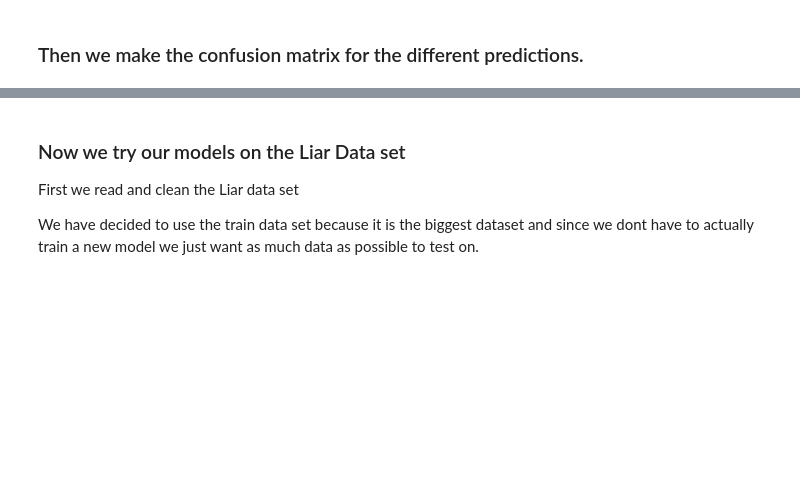
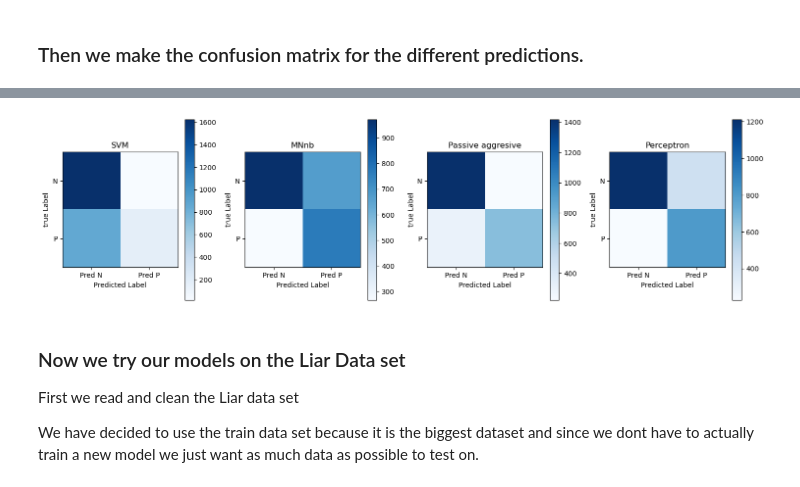
Before and after one commit to Alex5848/Fake-News-Project, a Jupyter notebook: Data_procesisng.ipynb, the cells around one changed output, grey strips where cells are left out. Saved outputs shown, nothing was run; the diff lists cells and outputs as text; code cells hidden in the pictures; blank space fills up the shorter version.

```diff
--- a/Data_procesisng.ipynb
+++ b/Data_procesisng.ipynb
@@ -290,0 +337,4 @@ print(f"Naive Bayes Complement \n Accuracy score: {accuracy_score(y_test, naive_
+# %%
+hashingvectorizer = HashingVectorizer(decode_error='ignore', n_features=2 ** 18, ngram_range=(1,3), alternate_sign=False,)
+# %%
+X_test_hash = hashingvectorizer.fit_transform(X_test["content"])
@@ -311,3 +397,9 @@ plt.show()
+# %%
+predictions_fakeNews_advanced = {"SVM":SVM_cls_pred,"MNnb":MNnb_pred_int, "Passive aggresive":PAC_pred, "Perceptron":pct_pred}
+# %%
+plot_cm(predictions_fakeNews_advanced, y_test)
+# %% [output]
+[figure, added]
 # %% [markdown]
 ### Now we try our models on the Liar Data set
 First we read and clean the Liar data set
```
Also changed, not shown: parts of 37 cells of this notebook, 1 other file.
